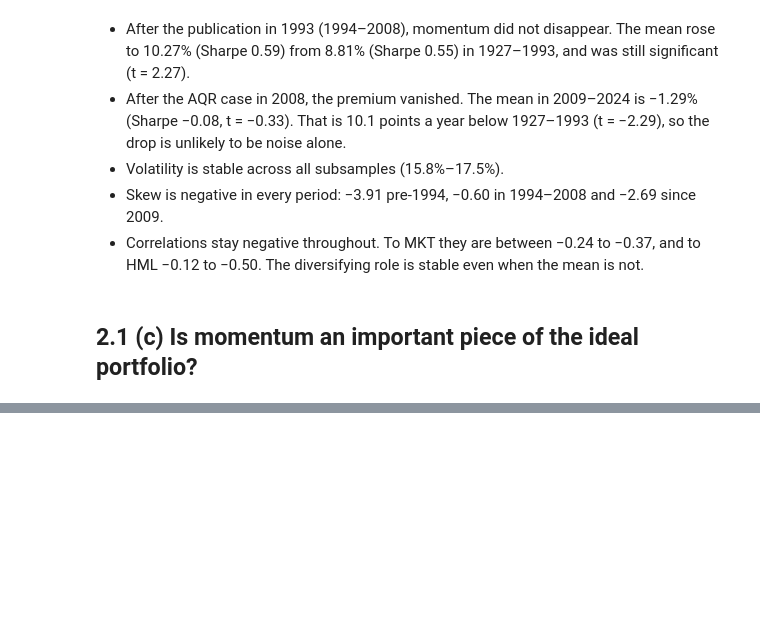
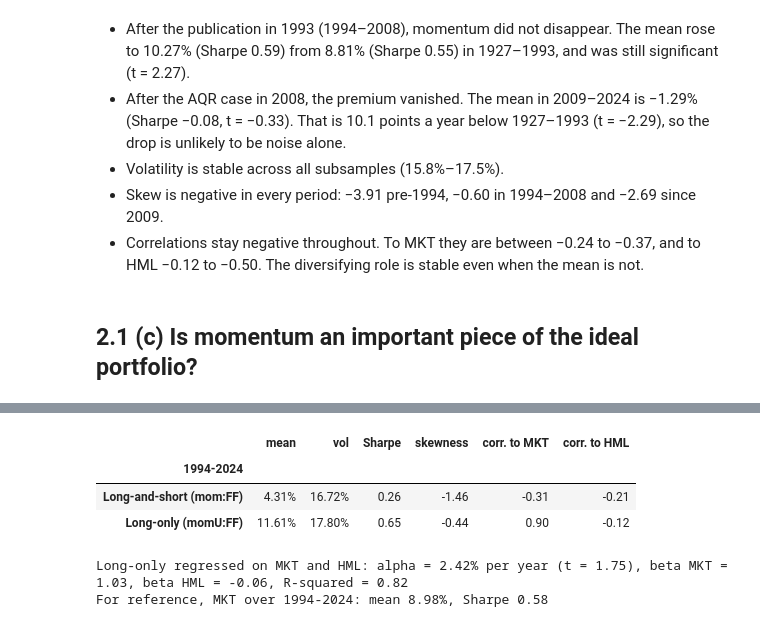
Before and after one commit to Brendon-Wang/finm-36700portfolio, a Jupyter notebook: hw6/aqr_momentum/aqr_momentum.ipynb, the cells around one changed output, grey strips where cells are left out. Cells and saved outputs as stored; diff of their text form; code cells hidden in the pictures; blank space fills up the shorter version.

```diff
--- a/hw6/aqr_momentum/aqr_momentum.ipynb
+++ b/hw6/aqr_momentum/aqr_momentum.ipynb
@@ -105,0 +110,35 @@ Aftern with a zero mean after setting momentum's mean to zero (as if transaction
+# %%
+dec = read("deciles (total returns)")
+rf  = read("risk-free rate")["RF"]
+S94 = slice("1994", "2024")
+
+def table_stats(series, corr_hml=True):
+    # mean, vol, Sharpe (annualized), skewness, and correlations to MKT and HML over 1994-2024
+    r, f = series.loc[S94], fac.loc[S94]
+    out = {"mean": r.mean() * 12, "vol": r.std() * np.sqrt(12), "Sharpe": r.mean() / r.std() * np.sqrt(12),
+           "skewness": r.skew(), "corr. to MKT": r.corr(f["MKT"])}
+    if corr_hml:
+        out["corr. to HML"] = r.corr(f["HML"])
+    return pd.Series(out)
+
+FMT = {"mean": "{:.2%}", "vol": "{:.2%}", "Sharpe": "{:.2f}", "skewness": "{:.2f}",
+       "corr. to MKT": "{:.2f}", "corr. to HML": "{:.2f}"}
+
+mom_ls = umd.rename("Long-and-short (mom:FF)")
+mom_lo = (0.5 * (ss["BIG HiPRIOR"] + ss["SMALL HiPRIOR"]) - rf).rename("Long-only (momU:FF)")
+
+table2 = pd.DataFrame({s.name: table_stats(s) for s in [mom_ls, mom_lo]}).T.rename_axis("1994-2024")
+display(table2.style.format(FMT))
+
+fit_lo = sm.OLS(mom_lo.loc[S94], sm.add_constant(fac.loc[S94, ["MKT", "HML"]])).fit()
+print(f"Long-only regressed on MKT and HML: alpha = {fit_lo.params['const'] * 12:.2%} per year (t = {fit_lo.tvalues['const']:.2f}), "
+      f"beta MKT = {fit_lo.params['MKT']:.2f}, beta HML = {fit_lo.params['HML']:.2f}, R-squared = {fit_lo.rsquared:.2f}")
+print(f"For reference, MKT over 1994-2024: mean {fac.loc[S94, 'MKT'].mean() * 12:.2%}, "
+      f"Sharpe {fac.loc[S94, 'MKT'].mean() / fac.loc[S94, 'MKT'].std() * np.sqrt(12):.2f}")
+# %% [output]
+|  | mean | vol | Sharpe | skewness | corr. to MKT | corr. to HML |
+| 1994-2024 |  |  |  |  |  |  |
+| Long-and-short (mom:FF) | 4.31% | 16.72% | 0.26 | -1.46 | -0.31 | -0.21 |
+| Long-only (momU:FF) | 11.61% | 17.80% | 0.65 | -0.44 | 0.90 | -0.12 |
+Long-only regressed on MKT and HML: alpha = 2.42% per year (t = 1.75), beta MKT = 1.03, beta HML = -0.06, R-squared = 0.82
+For reference, MKT over 1994-2024: mean 8.98%, Sharpe 0.58
```
Also changed, not shown: parts of 13 cells of this notebook.
